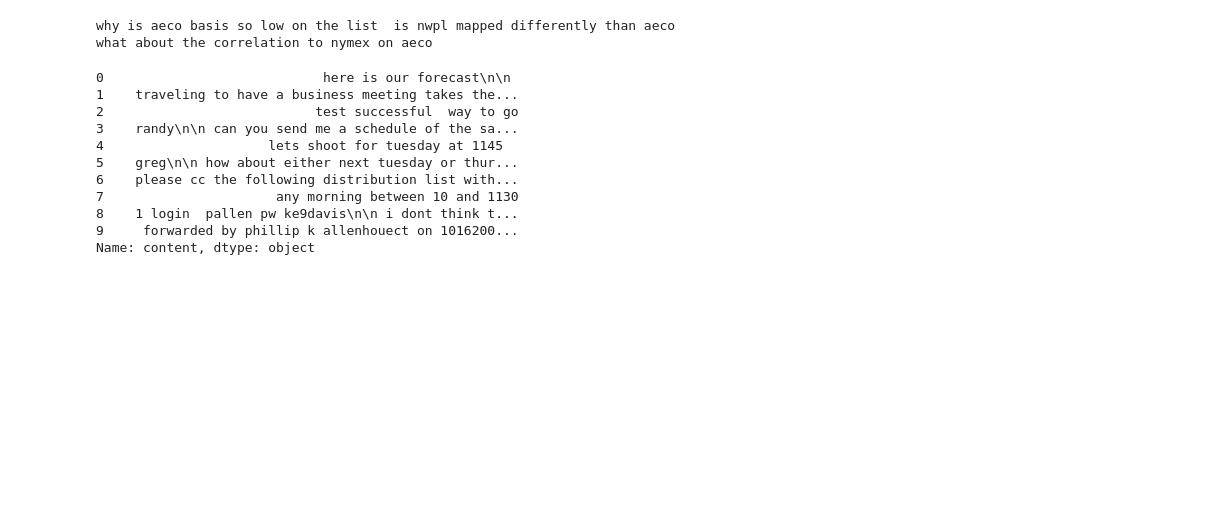
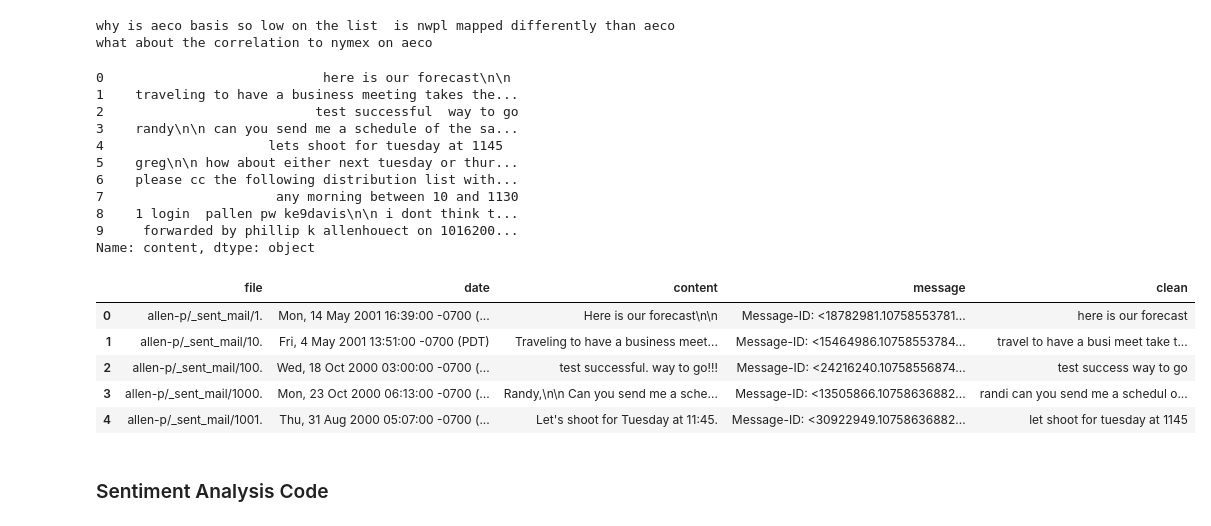
Before and after one commit to Enron-Discussion-NLP/Capstone, a Jupyter notebook: 00_Stephanie/stephanie_working-notebook.ipynb, the cells around one changed output. Drawn from its saved outputs; the diff is of its cells as text; code cells hidden in the pictures; blank space fills up the shorter version.

```diff
--- a/00_Stephanie/stephanie_working-notebook.ipynb
+++ b/00_Stephanie/stephanie_working-notebook.ipynb
@@ -283,0 +282,17 @@ prepare.clean_emails(raw_data)
+# %%
+import pandas as pd
+
+df_2 = pd.read_csv('clean_data.csv')
+# %%
+df_2.drop(columns = ['Unnamed: 0', 'Unnamed: 0.1', 'Unnamed: 0.1.1'], inplace = True)
+# %%
+df_2.head()
+# %% [output]
+|  | file | date | content | message | clean |
+| 0 | allen-p/_sent_mail/1. | Mon, 14 May 2001 16:39:00 -0700 (... | Here is our forecast\n\n | Message-ID: <18782981.10758553781... | here is our forecast |
+| 1 | allen-p/_sent_mail/10. | Fri, 4 May 2001 13:51:00 -0700 (PDT) | Traveling to have a business meet... | Message-ID: <15464986.10758553784... | travel to have a busi meet take t... |
+| 2 | allen-p/_sent_mail/100. | Wed, 18 Oct 2000 03:00:00 -0700 (... | test successful. way to go!!! | Message-ID: <24216240.10758556874... | test success way to go |
+| 3 | allen-p/_sent_mail/1000. | Mon, 23 Oct 2000 06:13:00 -0700 (... | Randy,\n\n Can you send me a sche... | Message-ID: <13505866.10758636882... | randi can you send me a schedul o... |
+| 4 | allen-p/_sent_mail/1001. | Thu, 31 Aug 2000 05:07:00 -0700 (... | Let's shoot for Tuesday at 11:45. | Message-ID: <30922949.10758636882... | let shoot for tuesday at 1145 |
+# %% [markdown]
+### Sentiment Analysis Code
```
Also changed, not shown: parts of 18 cells of this notebook.
